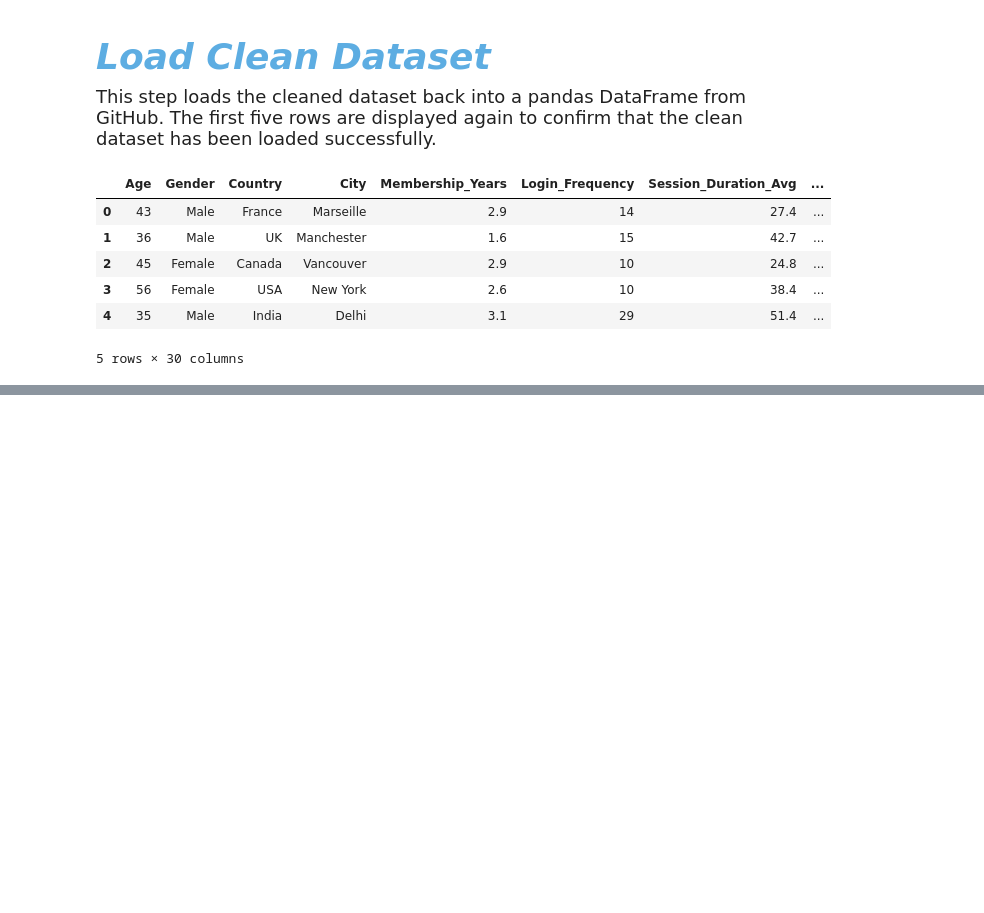
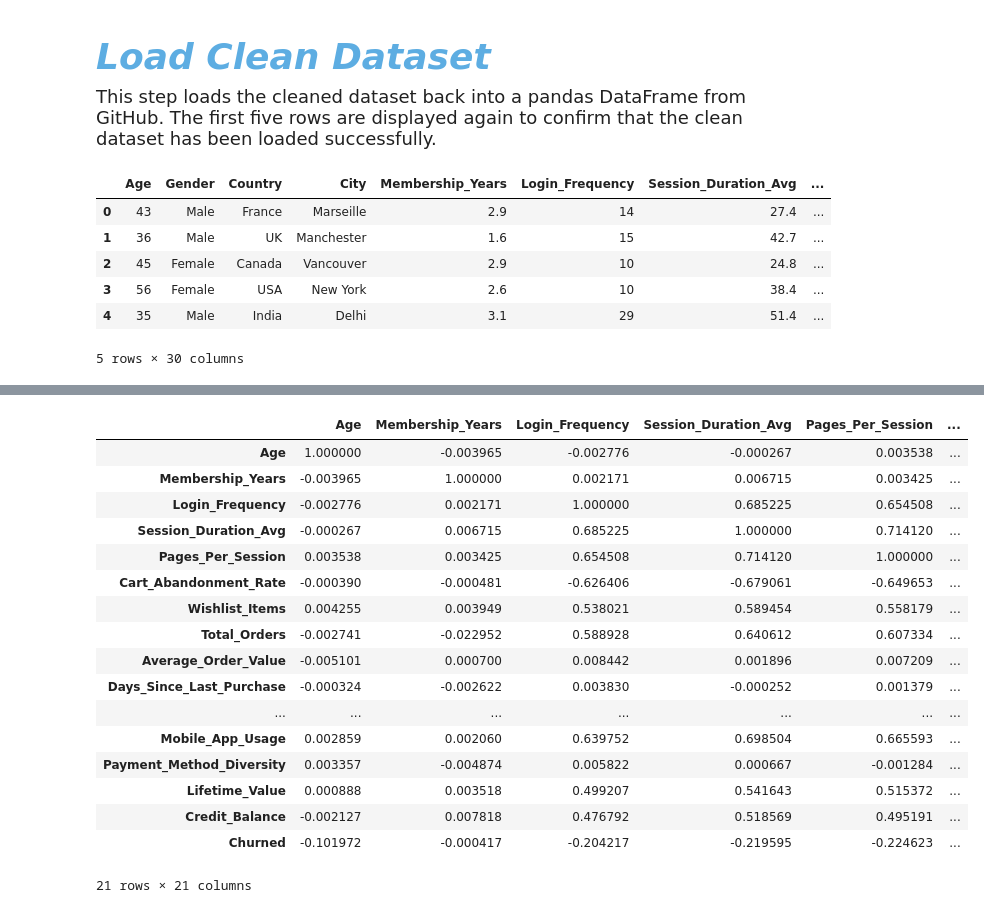
Before and after one commit to pawanshukla9/E-Commerce_Churn_Analysis, a Jupyter notebook: E-Commerce_Analysis_G5.ipynb, the cells around one changed output, grey strips where cells are left out. Saved outputs shown, nothing was run; the diff lists cells and outputs as text; code cells hidden in the pictures; blank space fills up the shorter version.

```diff
--- a/E-Commerce_Analysis_G5.ipynb
+++ b/E-Commerce_Analysis_G5.ipynb
@@ -294,0 +453,21 @@ df.head()
+# %%
+df.select_dtypes(include=['number']).corr().T
+# %% [output]
+|  | Age | Membership_Years | Login_Frequency | Session_Duration_Avg | Pages_Per_Session | ... |
+| Age | 1.000000 | -0.003965 | -0.002776 | -0.000267 | 0.003538 | ... |
+| Membership_Years | -0.003965 | 1.000000 | 0.002171 | 0.006715 | 0.003425 | ... |
+| Login_Frequency | -0.002776 | 0.002171 | 1.000000 | 0.685225 | 0.654508 | ... |
+| Session_Duration_Avg | -0.000267 | 0.006715 | 0.685225 | 1.000000 | 0.714120 | ... |
+| Pages_Per_Session | 0.003538 | 0.003425 | 0.654508 | 0.714120 | 1.000000 | ... |
+| Cart_Abandonment_Rate | -0.000390 | -0.000481 | -0.626406 | -0.679061 | -0.649653 | ... |
+| Wishlist_Items | 0.004255 | 0.003949 | 0.538021 | 0.589454 | 0.558179 | ... |
+| Total_Orders | -0.002741 | -0.022952 | 0.588928 | 0.640612 | 0.607334 | ... |
+| Average_Order_Value | -0.005101 | 0.000700 | 0.008442 | 0.001896 | 0.007209 | ... |
+| Days_Since_Last_Purchase | -0.000324 | -0.002622 | 0.003830 | -0.000252 | 0.001379 | ... |
+| ... | ... | ... | ... | ... | ... | ... |
+| Mobile_App_Usage | 0.002859 | 0.002060 | 0.639752 | 0.698504 | 0.665593 | ... |
+| Payment_Method_Diversity | 0.003357 | -0.004874 | 0.005822 | 0.000667 | -0.001284 | ... |
+| Lifetime_Value | 0.000888 | 0.003518 | 0.499207 | 0.541643 | 0.515372 | ... |
+| Credit_Balance | -0.002127 | 0.007818 | 0.476792 | 0.518569 | 0.495191 | ... |
+| Churned | -0.101972 | -0.000417 | -0.204217 | -0.219595 | -0.224623 | ... |
+21 rows × 21 columns
```
Also changed, not shown: parts of 24 cells of this notebook.
